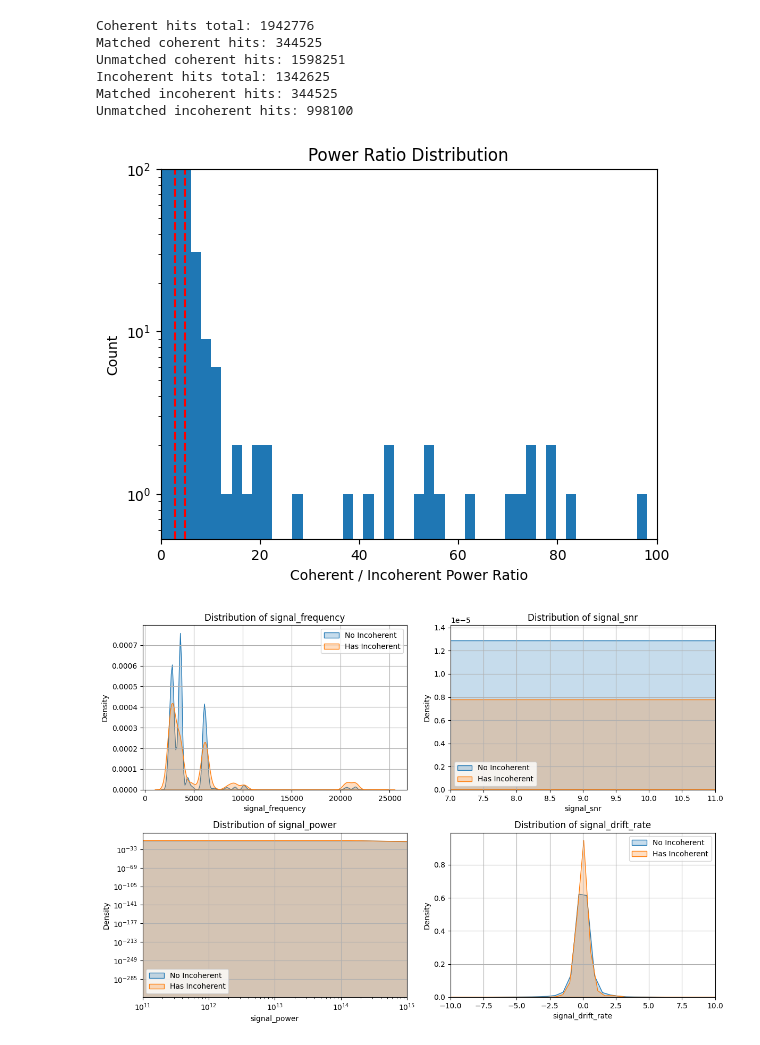
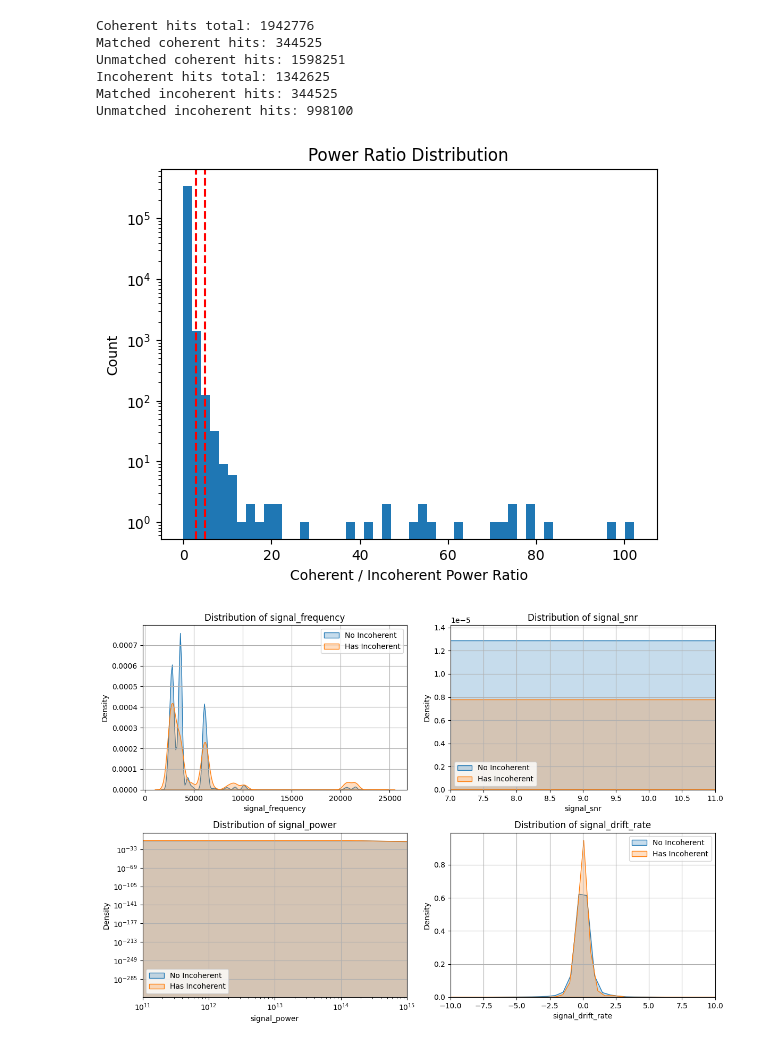
Before and after one commit to ELLAMBISHOP/RADAR, a Jupyter notebook: RFI_anomoly_analysis.ipynb, the cells around one changed output. Drawn from its saved outputs; the diff is of its cells as text; code cells hidden in the pictures.

Commit message:
minor clean ups to visualization plot

```diff
--- a/RFI_anomoly_analysis.ipynb
+++ b/RFI_anomoly_analysis.ipynb
@@ -149,18 +149,16 @@ Unmatched incoherent hits: 998100
 # %%
 #compute power ratio with paired incoherent values
 
 plt.hist(matched_df['power_ratio'], bins=50)
 plt.yscale('log')
 plt.axvline(3, color='r', linestyle='--')
 plt.axvline(5, color='r', linestyle='--')
-plt.xlim(0, 100)  # zoom x-axis between xmin and xmax
-plt.ylim(0, 100)  # zoom y-axis between ymin and ymax
 plt.xlabel('Coherent / Incoherent Power Ratio')
 plt.ylabel('Count')
 plt.title('Power Ratio Distribution')
 plt.show()
 # %% [output]
-[figure, old version]
+[figure, new version]
 # %%
 #visualizing differences between coherent and incoherent hits
 no_incoh_df = unmatched_coh
```
Also changed, not shown: parts of 7 cells of this notebook, 1 other file.
